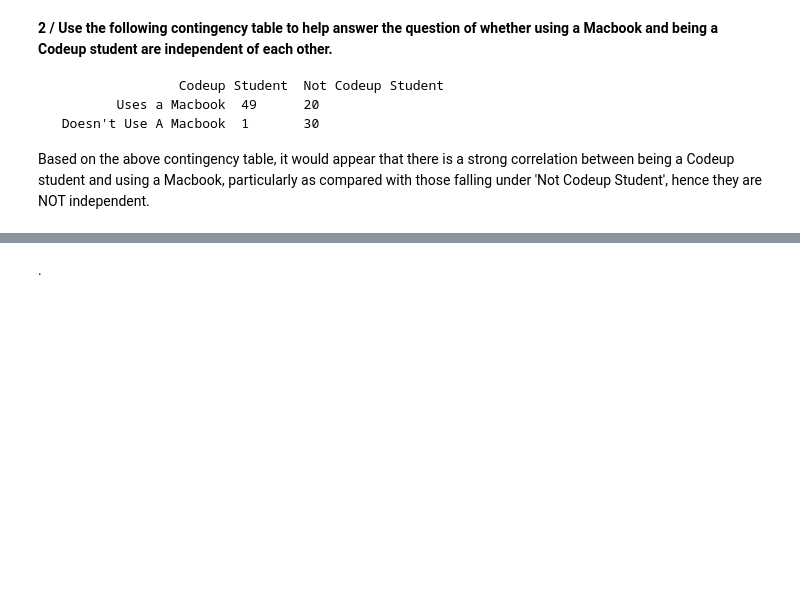
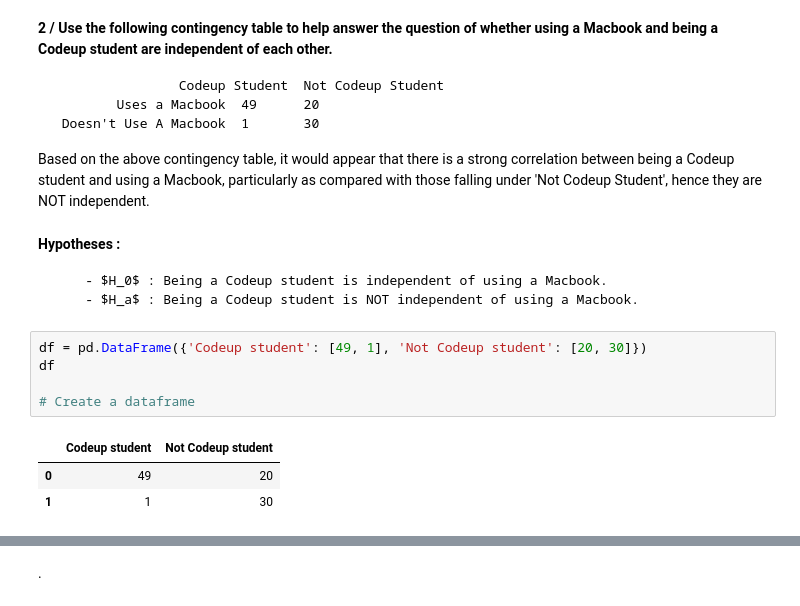
Before and after one commit to MagdalenaRahn/statistics-exercises, a Jupyter notebook: hypothesis_testing_chi_squared_contingency_exercises_05XII2022.ipynb, the cells around one changed output, grey strips where cells are left out. Saved outputs shown, nothing was run; the diff lists cells and outputs as text; blank space fills up the shorter version.

```diff
--- a/hypothesis_testing_chi_squared_contingency_exercises_05XII2022.ipynb
+++ b/hypothesis_testing_chi_squared_contingency_exercises_05XII2022.ipynb
@@ -27,3 +28,17 @@
      Doesn't Use A Macbook 	1       30
 
 Based on the above contingency table, it would appear that there is a strong correlation between being a Codeup student and using a Macbook, particularly as compared with those falling under 'Not Codeup Student', hence they are NOT independent.
+# %% [markdown]
+**Hypotheses :**
+
+        - $H_0$ : Being a Codeup student is independent of using a Macbook.
+        - $H_a$ : Being a Codeup student is NOT independent of using a Macbook.
+# %%
+df = pd.DataFrame({'Codeup student': [49, 1], 'Not Codeup student': [20, 30]})
+df
+
+# Create a dataframe
+# %% [output]
+|  | Codeup student | Not Codeup student |
+| 0 | 49 | 20 |
+| 1 | 1 | 30 |
```
Also changed, not shown: parts of 26 cells of this notebook.
